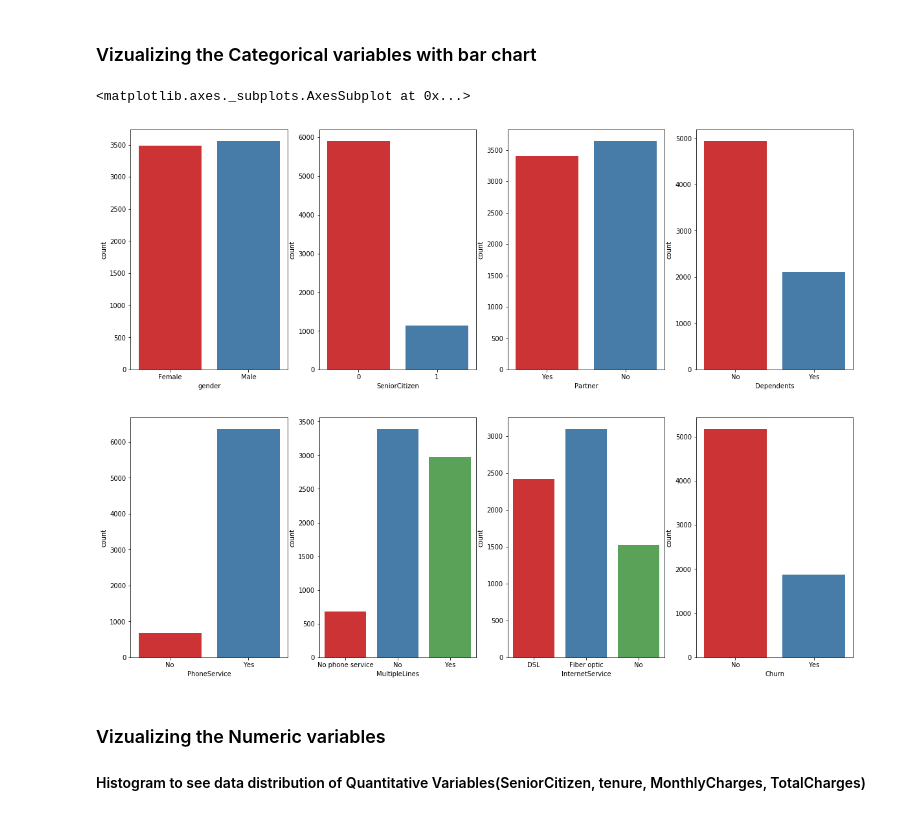
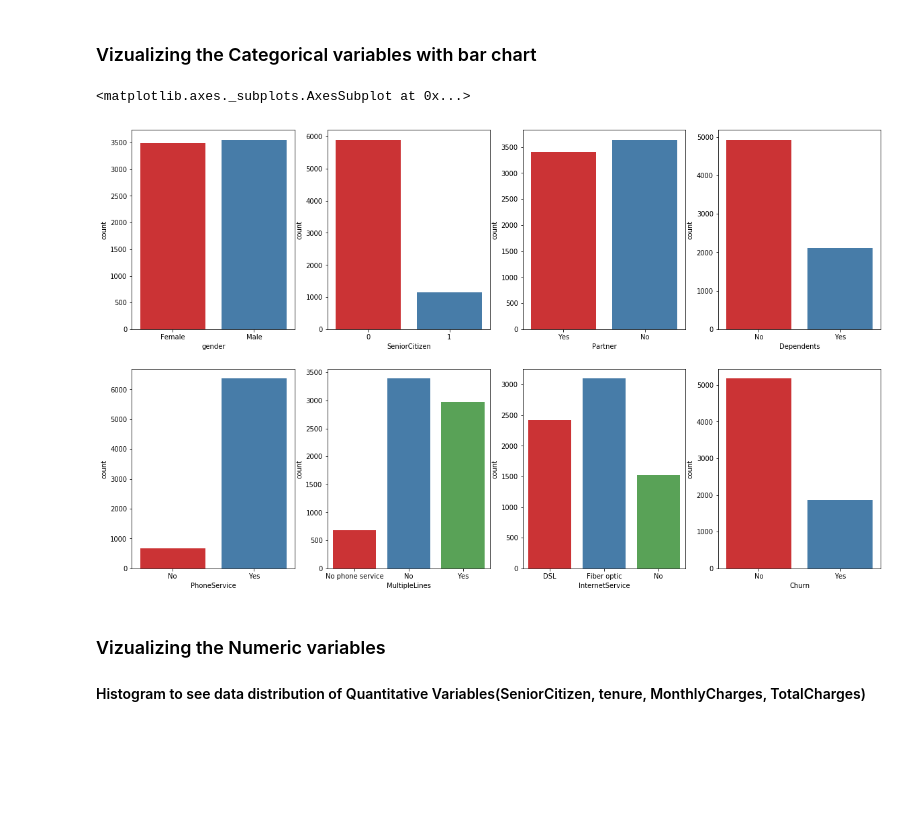
Before and after one commit to jbanerje/Data-Science-and-Machine-Learning, a Jupyter notebook: IPythonNotebook_Learning Projects/Telco Customer Churn.ipynb, the cells around one changed output. Drawn from its saved outputs; the diff is of its cells as text; code cells hidden in the pictures; blank space fills up the shorter version.

```diff
--- a/IPythonNotebook_Learning Projects/Telco Customer Churn.ipynb
+++ b/IPythonNotebook_Learning Projects/Telco Customer Churn.ipynb
@@ -158,13 +225,13 @@ Observation - TotalCharges have 11 missing values. We will replace them with med
 # Using sklearn pre-processing imputer class to replace the missing data with median
 # Import library to call -> from sklearn.preprocessing import Imputer
 imputer = Imputer(missing_values = 'NaN', strategy = 'median', axis = 0)
-imputer.fit(datset_churn_copy[["TotalCharges"]])
-datset_churn_copy[["TotalCharges"]] = imputer.transform(datset_churn_copy[["TotalCharges"]])
+imputer.fit(datset_churn[["TotalCharges"]])
+datset_churn[["TotalCharges"]] = imputer.transform(datset_churn[["TotalCharges"]])
 
 # Again, assessing missing values in Test dataset
 print("Assess missing values in dataset")
-total = datset_churn_copy.isnull().sum().sort_values(ascending=False)
-percent = (datset_churn_copy.isnull().sum()/datset_churn_copy.isnull().count()).sort_values(ascending=False)
+total = datset_churn.isnull().sum().sort_values(ascending=False)
+percent = (datset_churn.isnull().sum()/datset_churn.isnull().count()).sort_values(ascending=False)
 missing_data = pd.concat([total, percent], axis=1, keys=['Total', 'Percent'])
 print(missing_data)
 # %% [output]
@@ -191,18 +265,18 @@ customerID            0      0.0
 ### Vizualizing the Categorical variables with bar chart
 # %%
 #datset_churn_copy['Churn'].value_counts().plot(kind='bar')
-f, axes = plt.subplots(2, 4, figsize=(20, 15))
+f, axes = plt.subplots(2, 4, figsize=(20, 12))
 sns.countplot(datset_churn_copy['gender'], palette="Set1", ax=axes[0, 0])
 sns.countplot(datset_churn_copy['SeniorCitizen'], palette="Set1", ax=axes[0, 1])
 sns.countplot(datset_churn_copy['Partner'], palette="Set1", ax=axes[0, 2])
 sns.countplot(datset_churn_copy['Dependents'], palette="Set1", ax=axes[0, 3])
 sns.countplot(datset_churn_copy['PhoneService'], palette="Set1", ax=axes[1, 0])
 sns.countplot(datset_churn_copy['MultipleLines'], palette="Set1", ax=axes[1, 1])
 sns.countplot(datset_churn_copy['InternetService'], palette="Set1", ax=axes[1, 2])
 sns.countplot(datset_churn_copy['Churn'], palette="Set1", ax=axes[1, 3])
 # %% [output]
 <matplotlib.axes._subplots.AxesSubplot at 0x...>
-[figure, old version]
+[figure, new version]
 # %% [markdown]
 ### Vizualizing the Numeric variables
 #### Histogram to see data distribution of Quantitative Variables(SeniorCitizen, tenure, MonthlyCharges, TotalCharges)
```
Also changed, not shown: parts of 25 cells of this notebook.
